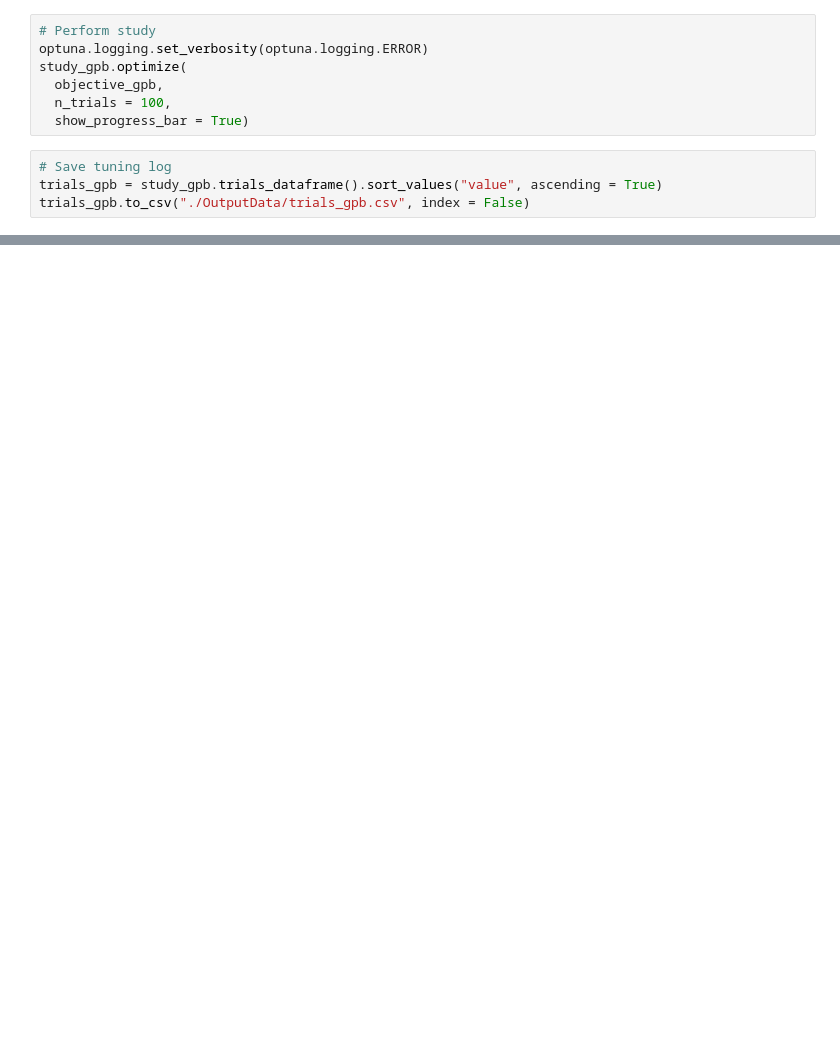
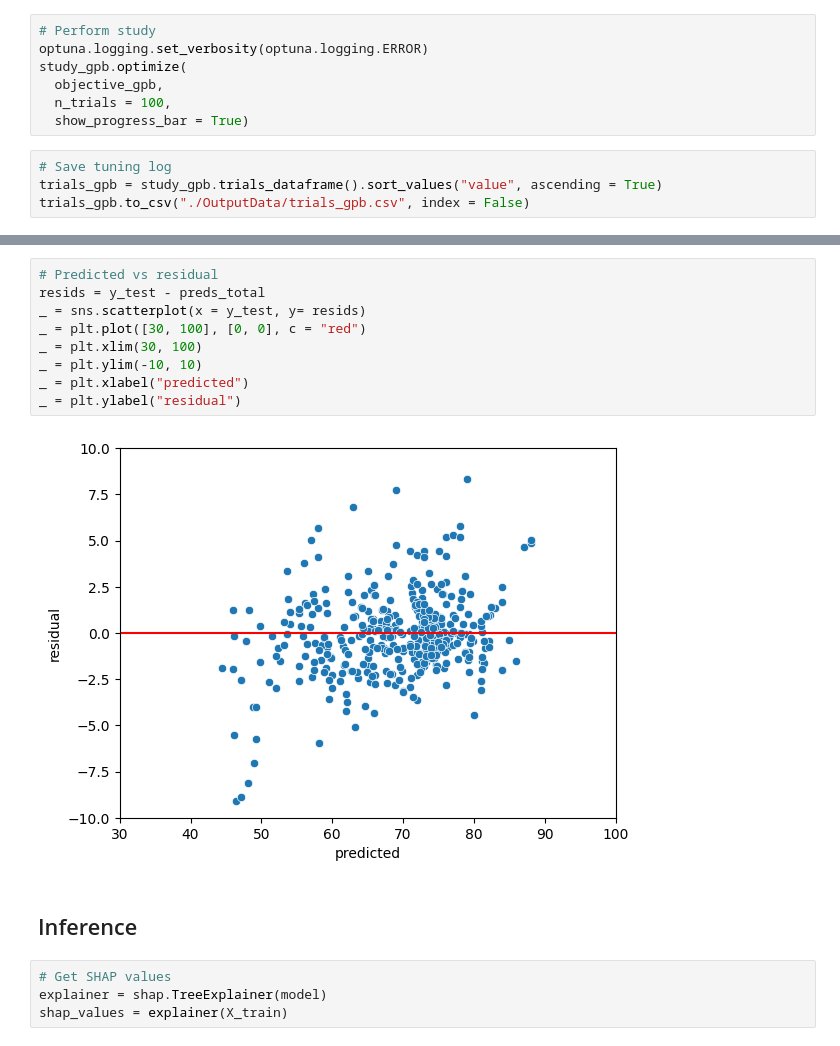
Before and after one commit to AhmetZamanis/PanelLifeExpectancy, a Jupyter notebook: 2.1_GPB.ipynb, the cells around one changed output, grey strips where cells are left out. Saved outputs shown, nothing was run; the diff lists cells and outputs as text; blank space fills up the shorter version.

```diff
--- a/2.1_GPB.ipynb
+++ b/2.1_GPB.ipynb
@@ -227,0 +229,17 @@ Both fixed & random effects make a considerably similar contribution to predicti
+# %%
+# Predicted vs residual
+resids = y_test - preds_total
+_ = sns.scatterplot(x = y_test, y= resids)
+_ = plt.plot([30, 100], [0, 0], c = "red")
+_ = plt.xlim(30, 100)
+_ = plt.ylim(-10, 10)
+_ = plt.xlabel("predicted")
+_ = plt.ylabel("residual")
+# %% [output]
+[figure, added]
+# %% [markdown]
+## Inference
+# %%
+# Get SHAP values
+explainer = shap.TreeExplainer(model)
+shap_values = explainer(X_train)
```
Also changed, not shown: parts of 29 cells of this notebook, 1 other file.
